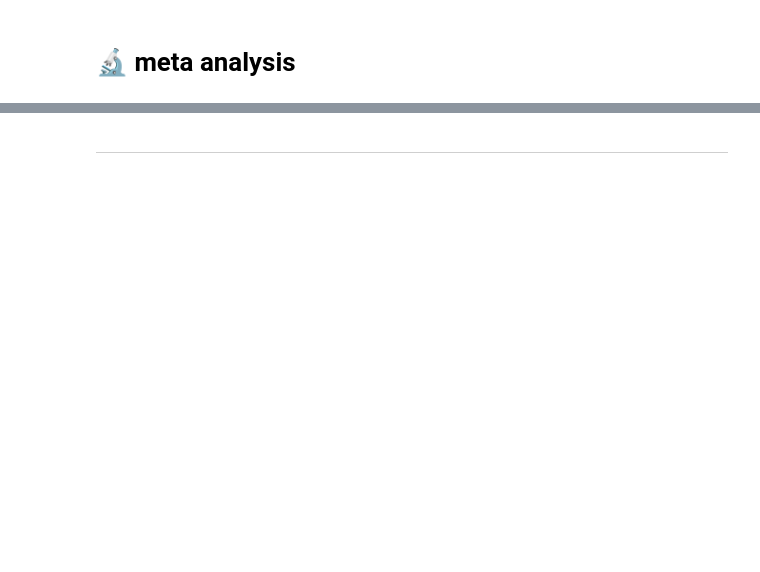
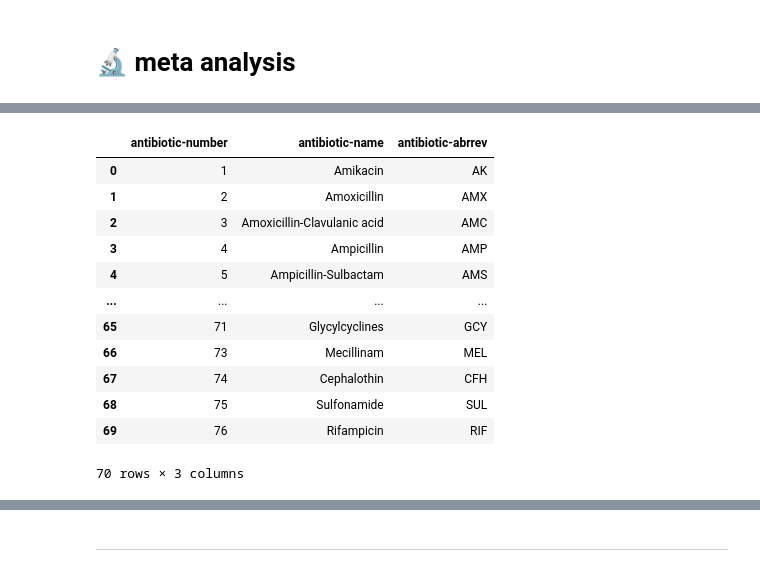
Before and after one commit to kamangir/bluer-amr, a Jupyter notebook: notebooks/meta-analysis.ipynb, the cells around one changed output, grey strips where cells are left out. Cells and saved outputs as stored; diff of their text form; code cells hidden in the pictures; blank space fills up the shorter version.

```diff
--- a/notebooks/meta-analysis.ipynb
+++ b/notebooks/meta-analysis.ipynb
@@ -31,0 +41,18 @@ storage.ls(object_name)
+# %%
+data_dictionary = pd.read_excel(objects.path_of(object_name=object_name, filename="data dictionary antibiotics.xlsx"))
+data_dictionary = data_dictionary.dropna()
+data_dictionary
+# %% [output]
+|  | antibiotic-number | antibiotic-name | antibiotic-abrrev |
+| 0 | 1 | Amikacin | AK |
+| 1 | 2 | Amoxicillin | AMX |
+| 2 | 3 | Amoxicillin-Clavulanic acid | AMC |
+| 3 | 4 | Ampicillin | AMP |
+| 4 | 5 | Ampicillin-Sulbactam | AMS |
+| ... | ... | ... | ... |
+| 65 | 71 | Glycylcyclines | GCY |
+| 66 | 73 | Mecillinam | MEL |
+| 67 | 74 | Cephalothin | CFH |
+| 68 | 75 | Sulfonamide | SUL |
+| 69 | 76 | Rifampicin | RIF |
+70 rows × 3 columns
```
Also changed, not shown: parts of 10 cells of this notebook, 3 other files.
